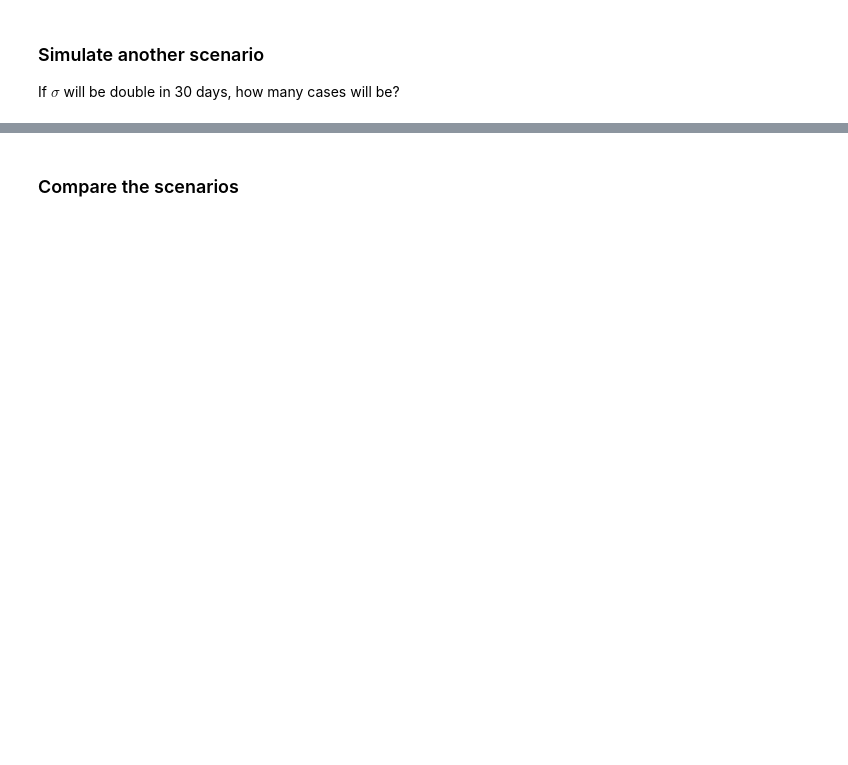
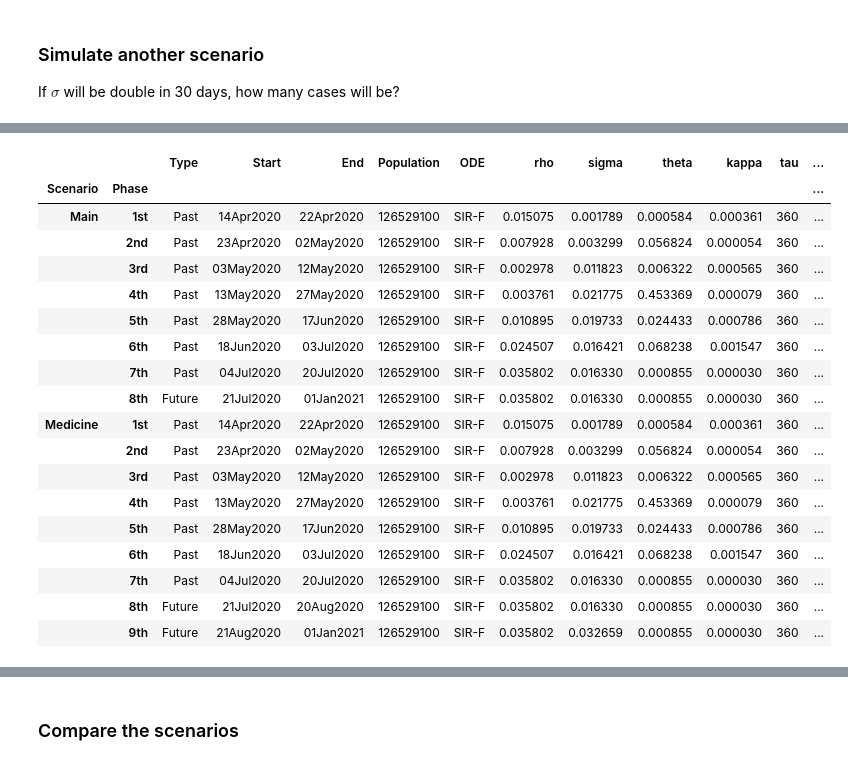
Before and after one commit to lisphilar/covid19-sir, a Jupyter notebook: example/usage_quick.ipynb, the cells around one changed output, grey strips where cells are left out. Saved outputs shown, nothing was run; the diff lists cells and outputs as text; code cells hidden in the pictures; blank space fills up the shorter version.

```diff
--- a/example/usage_quick.ipynb
+++ b/example/usage_quick.ipynb
@@ -155,7 +340,27 @@ sigma_new
 # %%
 scenario.clear(name="Medicine")
-scenario.add_phase(name="Medicine", days=30, sigma=sigma_current)
-scenario.add_phase(name="Medicine", end_date="01Jan2021", sigma=sigma_new)
+scenario.add(name="Medicine", days=30, sigma=sigma_current)
+scenario.add(name="Medicine", end_date="01Jan2021", sigma=sigma_new)
 scenario.summary()
+# %% [output]
+|  |  | Type | Start | End | Population | ODE | rho | sigma | theta | kappa | tau | ... |
+| Scenario | Phase |  |  |  |  |  |  |  |  |  |  | ... |
+| Main | 1st | Past | 14Apr2020 | 22Apr2020 | 126529100 | SIR-F | 0.015075 | 0.001789 | 0.000584 | 0.000361 | 360 | ... |
+|  | 2nd | Past | 23Apr2020 | 02May2020 | 126529100 | SIR-F | 0.007928 | 0.003299 | 0.056824 | 0.000054 | 360 | ... |
+|  | 3rd | Past | 03May2020 | 12May2020 | 126529100 | SIR-F | 0.002978 | 0.011823 | 0.006322 | 0.000565 | 360 | ... |
+|  | 4th | Past | 13May2020 | 27May2020 | 126529100 | SIR-F | 0.003761 | 0.021775 | 0.453369 | 0.000079 | 360 | ... |
+|  | 5th | Past | 28May2020 | 17Jun2020 | 126529100 | SIR-F | 0.010895 | 0.019733 | 0.024433 | 0.000786 | 360 | ... |
+|  | 6th | Past | 18Jun2020 | 03Jul2020 | 126529100 | SIR-F | 0.024507 | 0.016421 | 0.068238 | 0.001547 | 360 | ... |
+|  | 7th | Past | 04Jul2020 | 20Jul2020 | 126529100 | SIR-F | 0.035802 | 0.016330 | 0.000855 | 0.000030 | 360 | ... |
+|  | 8th | Future | 21Jul2020 | 01Jan2021 | 126529100 | SIR-F | 0.035802 | 0.016330 | 0.000855 | 0.000030 | 360 | ... |
+| Medicine | 1st | Past | 14Apr2020 | 22Apr2020 | 126529100 | SIR-F | 0.015075 | 0.001789 | 0.000584 | 0.000361 | 360 | ... |
+|  | 2nd | Past | 23Apr2020 | 02May2020 | 126529100 | SIR-F | 0.007928 | 0.003299 | 0.056824 | 0.000054 | 360 | ... |
+|  | 3rd | Past | 03May2020 | 12May2020 | 126529100 | SIR-F | 0.002978 | 0.011823 | 0.006322 | 0.000565 | 360 | ... |
+|  | 4th | Past | 13May2020 | 27May2020 | 126529100 | SIR-F | 0.003761 | 0.021775 | 0.453369 | 0.000079 | 360 | ... |
+|  | 5th | Past | 28May2020 | 17Jun2020 | 126529100 | SIR-F | 0.010895 | 0.019733 | 0.024433 | 0.000786 | 360 | ... |
+|  | 6th | Past | 18Jun2020 | 03Jul2020 | 126529100 | SIR-F | 0.024507 | 0.016421 | 0.068238 | 0.001547 | 360 | ... |
+|  | 7th | Past | 04Jul2020 | 20Jul2020 | 126529100 | SIR-F | 0.035802 | 0.016330 | 0.000855 | 0.000030 | 360 | ... |
+|  | 8th | Future | 21Jul2020 | 20Aug2020 | 126529100 | SIR-F | 0.035802 | 0.016330 | 0.000855 | 0.000030 | 360 | ... |
+|  | 9th | Future | 21Aug2020 | 01Jan2021 | 126529100 | SIR-F | 0.035802 | 0.032659 | 0.000855 | 0.000030 | 360 | ... |
 # %%
 scenario.simulate(name="Medicine").tail()
```
Also changed, not shown: parts of 34 cells of this notebook, 5 other files.
